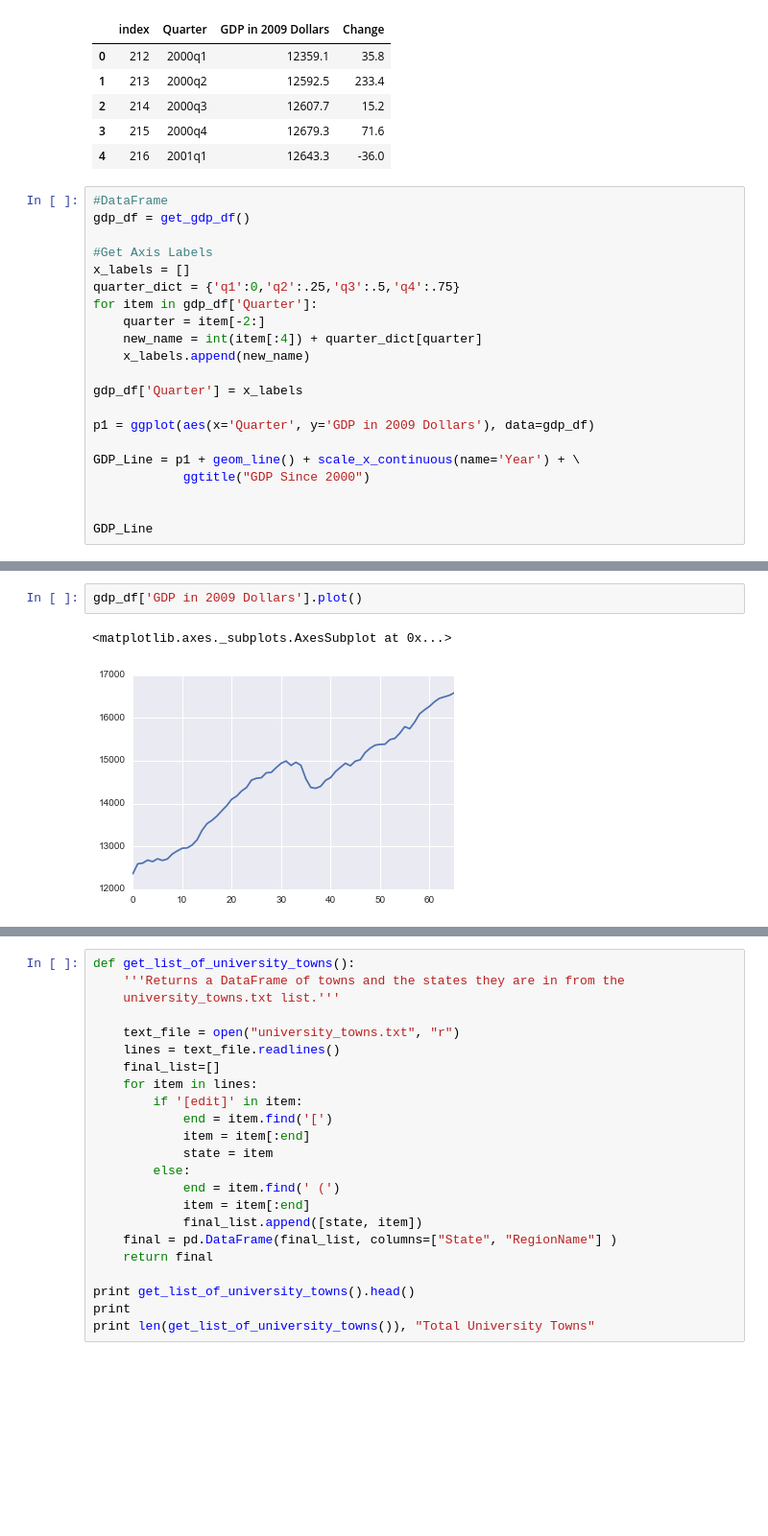
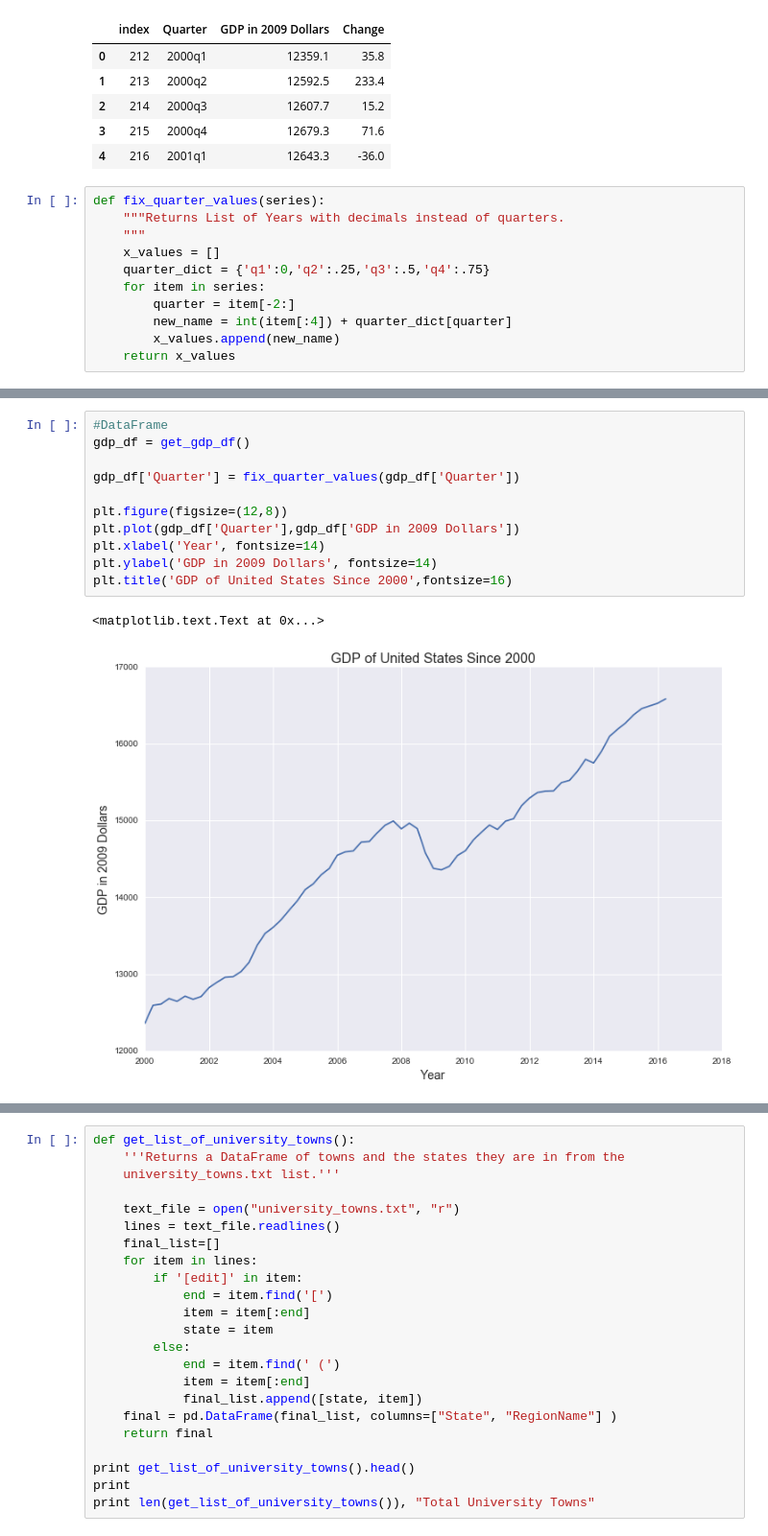
Before and after one commit to ericgordo/Housing_vs_GDP_Investigation, a Jupyter notebook: University Towns Stats Test.ipynb, the cells around one changed output, grey strips where cells are left out. Shown at 96% size. Drawn from its saved outputs; the diff is of its cells as text; blank space fills up the shorter version.

```diff
--- a/University Towns Stats Test.ipynb
+++ b/University Towns Stats Test.ipynb
@@ -42,23 +53,13 @@ get_gdp_df().head()
 | 3 | 215 | 2000q4 | 12679.3 | 71.6 |
 | 4 | 216 | 2001q1 | 12643.3 | -36.0 |
 # %%
-#DataFrame
-gdp_df = get_gdp_df()
-
-#Get Axis Labels
-x_labels = []
-quarter_dict = {'q1':0,'q2':.25,'q3':.5,'q4':.75}
-for item in gdp_df['Quarter']:
-    quarter = item[-2:]
-    new_name = int(item[:4]) + quarter_dict[quarter]
-    x_labels.append(new_name)
-
-gdp_df['Quarter'] = x_labels
-
-p1 = ggplot(aes(x='Quarter', y='GDP in 2009 Dollars'), data=gdp_df)
-
-GDP_Line = p1 + geom_line() + scale_x_continuous(name='Year') + \
-            ggtitle("GDP Since 2000")
-
-
-GDP_Line
+def fix_quarter_values(series):
+    """Returns List of Years with decimals instead of quarters.
+    """
+    x_values = []
+    quarter_dict = {'q1':0,'q2':.25,'q3':.5,'q4':.75}
+    for item in series:
+        quarter = item[-2:]
+        new_name = int(item[:4]) + quarter_dict[quarter]
+        x_values.append(new_name)
+    return x_values
@@ -68,5 +66,14 @@ GDP_Line
-# %%
-gdp_df['GDP in 2009 Dollars'].plot()
-# %% [output]
-<matplotlib.axes._subplots.AxesSubplot at 0x...>
-[figure, removed]
+# %%
+#DataFrame
+gdp_df = get_gdp_df()
+
+gdp_df['Quarter'] = fix_quarter_values(gdp_df['Quarter'])
+
+plt.figure(figsize=(12,8))
+plt.plot(gdp_df['Quarter'],gdp_df['GDP in 2009 Dollars'])
+plt.xlabel('Year', fontsize=14)
+plt.ylabel('GDP in 2009 Dollars', fontsize=14)
+plt.title('GDP of United States Since 2000',fontsize=16)
+# %% [output]
+<matplotlib.text.Text at 0x...>
+[figure, added]
```
Also changed, not shown: parts of 26 cells of this notebook.
